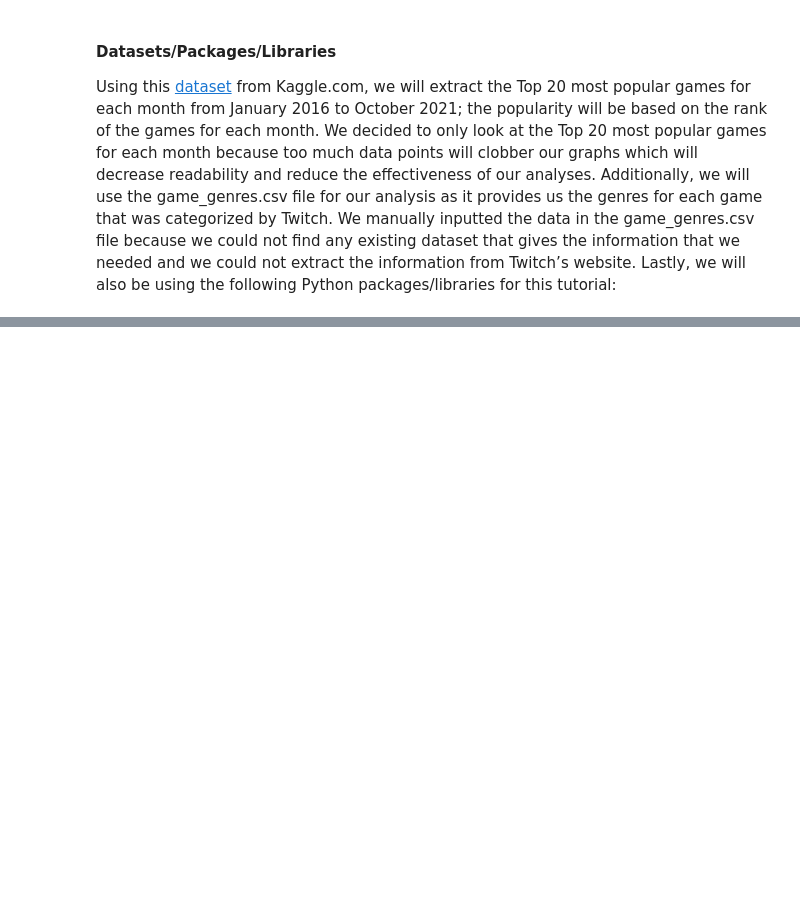
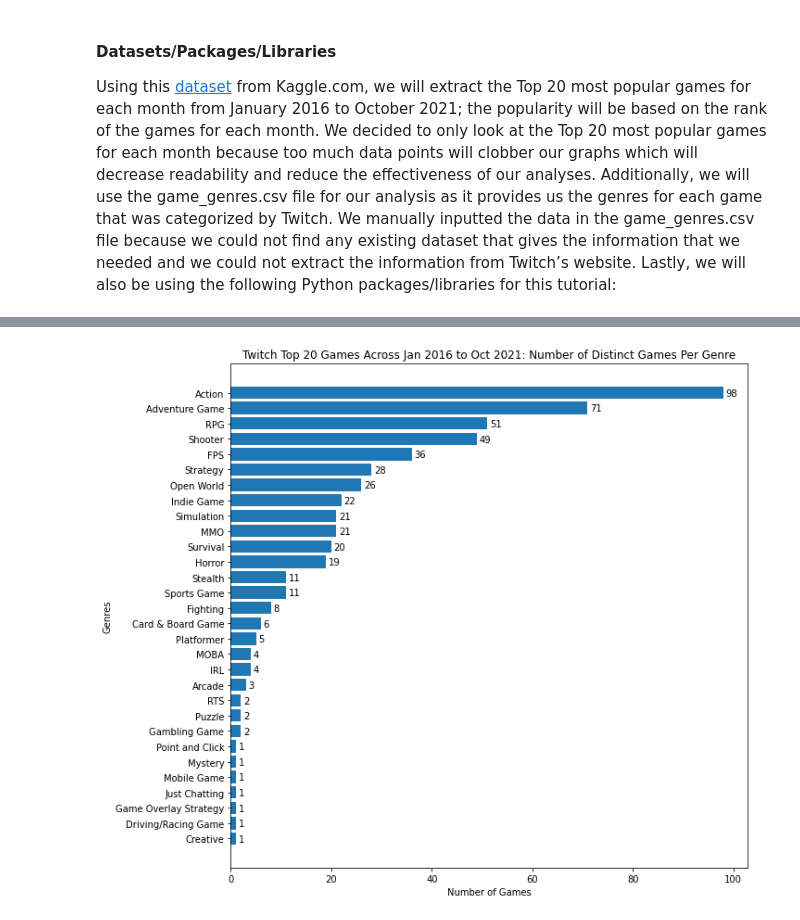
Before and after one commit to 99atran/twitch_game_trends_2016_to_2021, a Jupyter notebook: tutorial.ipynb, the cells around one changed output, grey strips where cells are left out. Saved outputs shown, nothing was run; the diff lists cells and outputs as text; code cells hidden in the pictures; blank space fills up the shorter version.

```diff
--- a/tutorial.ipynb
+++ b/tutorial.ipynb
@@ -453,0 +158,37 @@ our analysis shows that you should play these genres.
+# %%
+# Get unique games
+g_data = data.drop_duplicates('Game')
+# Get unique genres and counts from games
+genre_counts = {}
+count = 0
+for i, r in g_data.iterrows():
+    genre = str(r['Genre']).split(",")
+    for g in genre:
+        if g not in genre_counts:
+            genre_counts[g] = 1
+        else:
+            genre_counts[g] += 1
+
+        count += 1
+
+# Make bar chart
+fig, ax = plt.subplots()
+genre_y = np.arange(len(genre_counts.keys()))
+genre_labels = list(genre_counts.keys())
+
+genre_c, genre_labels = zip(*sorted(zip(genre_counts.values(), genre_labels), reverse=True))
+ax.barh(genre_y, genre_c, align='center')
+ax.set_yticks(genre_y)
+ax.set_yticklabels(genre_labels)
+ax.invert_yaxis()
+ax.set_xlabel('Number of Games')
+ax.set_ylabel('Genres')
+ax.set_title('Twitch Top 20 Games Across Jan 2016 to Oct 2021: Number of Distinct Games Per Genre')
+fig.set_size_inches(10, 10)
+
+for i, v in enumerate(genre_c):
+    ax.text(v + .5, i + .2, str(v))
+
+plt.show()
+# %% [output]
+[figure, added]
```
Also changed, not shown: parts of 42 cells of this notebook, 1 other file.
